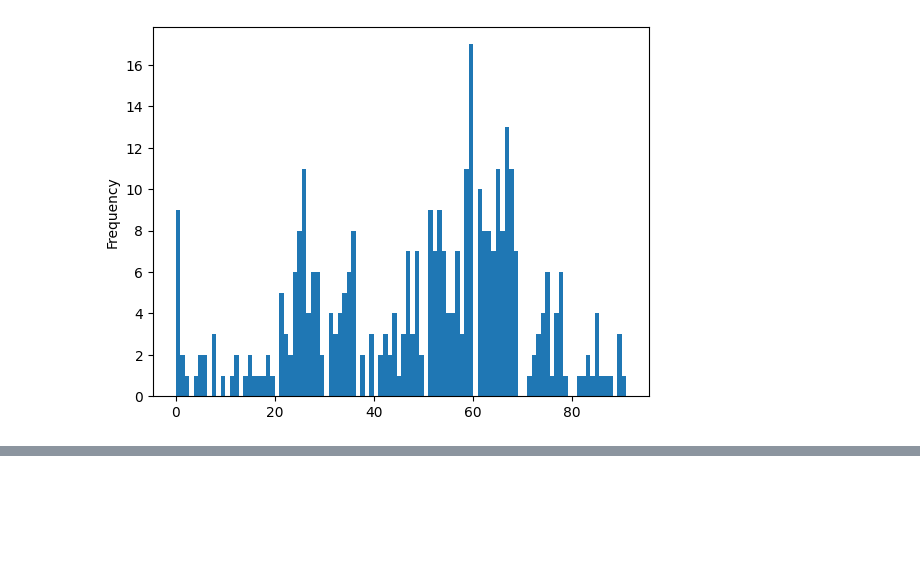
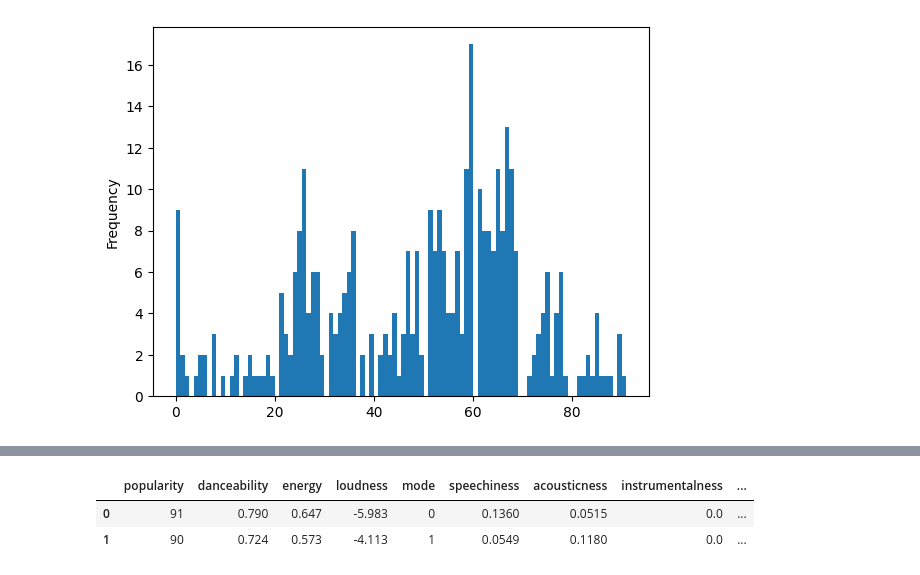
Before and after one commit to oms26/convexp_spotify, a Jupyter notebook: test.ipynb, the cells around one changed output, grey strips where cells are left out. Drawn from its saved outputs; the diff is of its cells as text; code cells hidden in the pictures; blank space fills up the shorter version.

```diff
--- a/test.ipynb
+++ b/test.ipynb
@@ -141,0 +213,6 @@ df
+# %%
+df_rel[feature_cols].head(2)
+# %% [output]
+|  | popularity | danceability | energy | loudness | mode | speechiness | acousticness | instrumentalness | ... |
+| 0 | 91 | 0.790 | 0.647 | -5.983 | 0 | 0.1360 | 0.0515 | 0.0 | ... |
+| 1 | 90 | 0.724 | 0.573 | -4.113 | 1 | 0.0549 | 0.1180 | 0.0 | ... |
```
Also changed, not shown: parts of 9 cells of this notebook, 1 other file.
